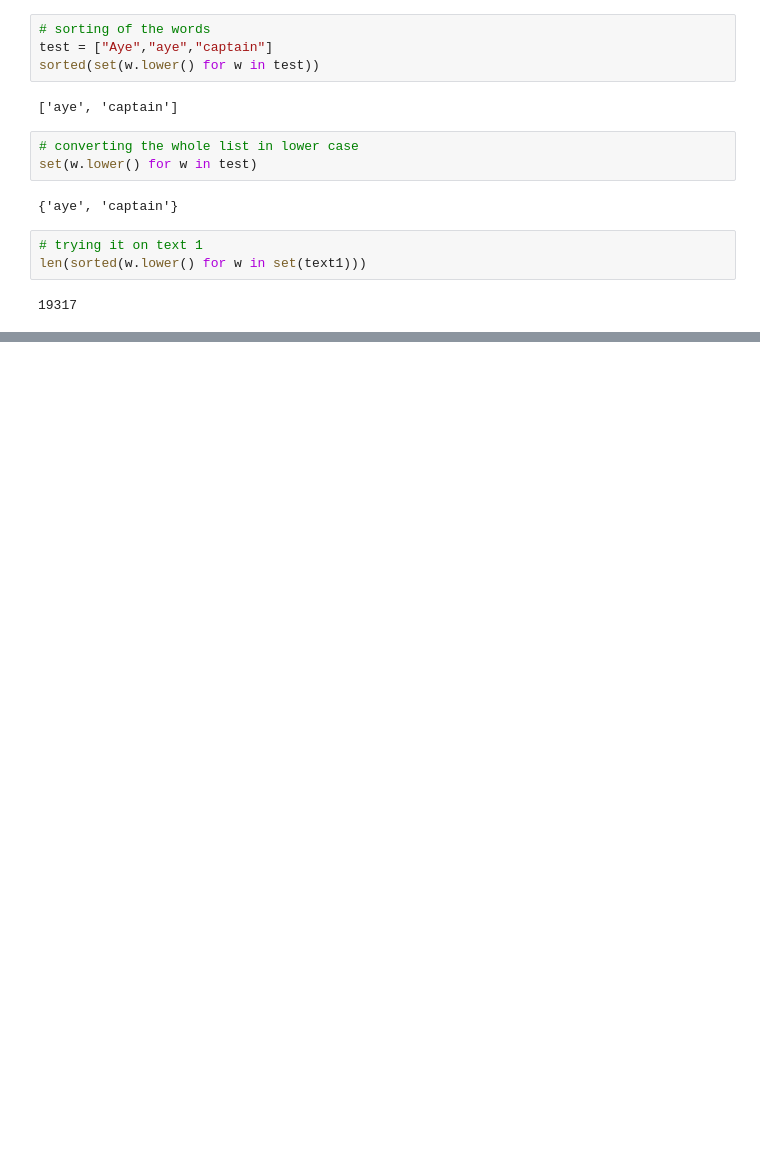
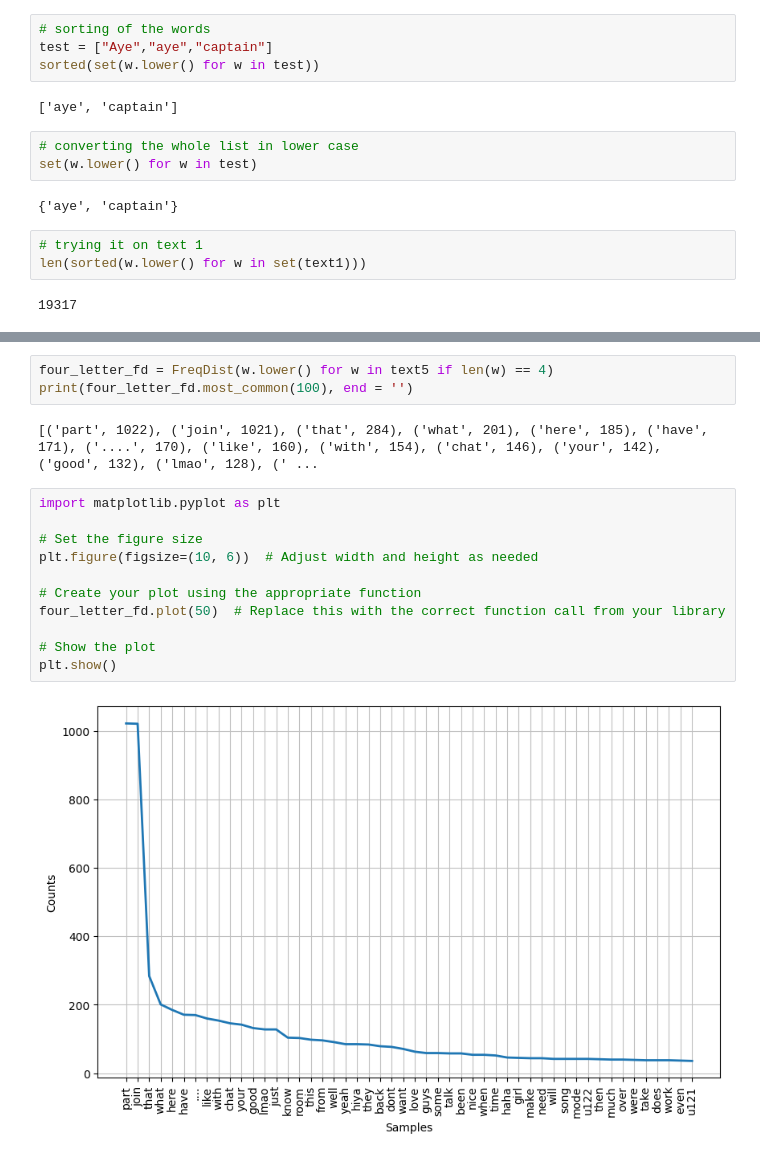
Before and after one commit to manavmalhotra123/NLP, a Jupyter notebook: One.ipynb, the cells around one changed output, grey strips where cells are left out. Cells and saved outputs as stored; diff of their text form; blank space fills up the shorter version.

```diff
--- a/One.ipynb
+++ b/One.ipynb
@@ -292,0 +324,18 @@ len(sorted(w.lower() for w in set(text1)))
+# %%
+four_letter_fd = FreqDist(w.lower() for w in text5 if len(w) == 4)
+print(four_letter_fd.most_common(100), end = '')
+# %% [output]
+[('part', 1022), ('join', 1021), ('that', 284), ('what', 201), ('here', 185), ('have', 171), ('....', 170), ('like', 160), ('with', 154), ('chat', 146), ('your', 142), ('good', 132), ('lmao', 128), (' ...
+# %%
+import matplotlib.pyplot as plt
+
+# Set the figure size
+plt.figure(figsize=(10, 6))  # Adjust width and height as needed
+
+# Create your plot using the appropriate function
+four_letter_fd.plot(50)  # Replace this with the correct function call from your library
+
+# Show the plot
+plt.show()
+# %% [output]
+[figure, added]
```
Also changed, not shown: parts of 14 cells of this notebook.
